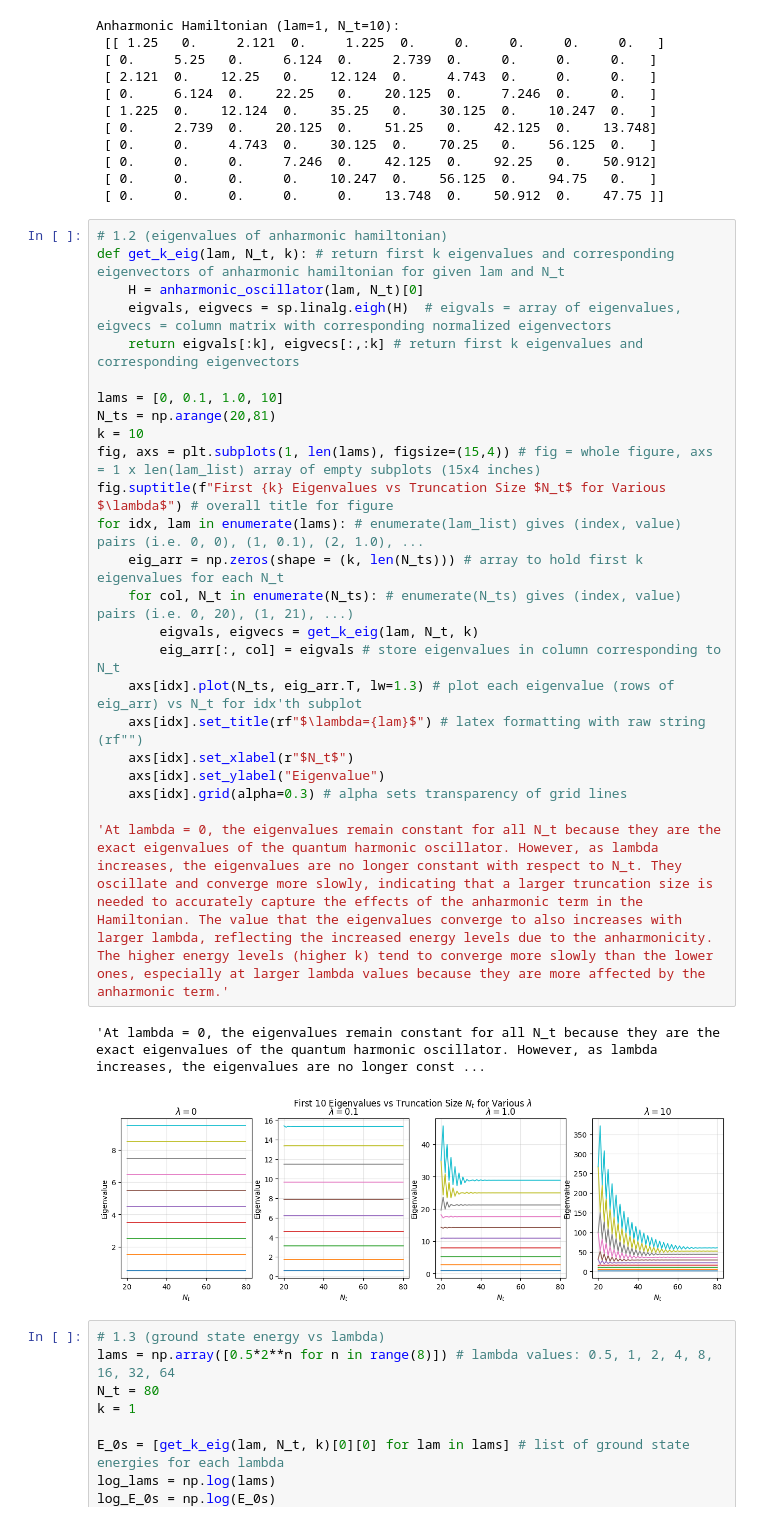
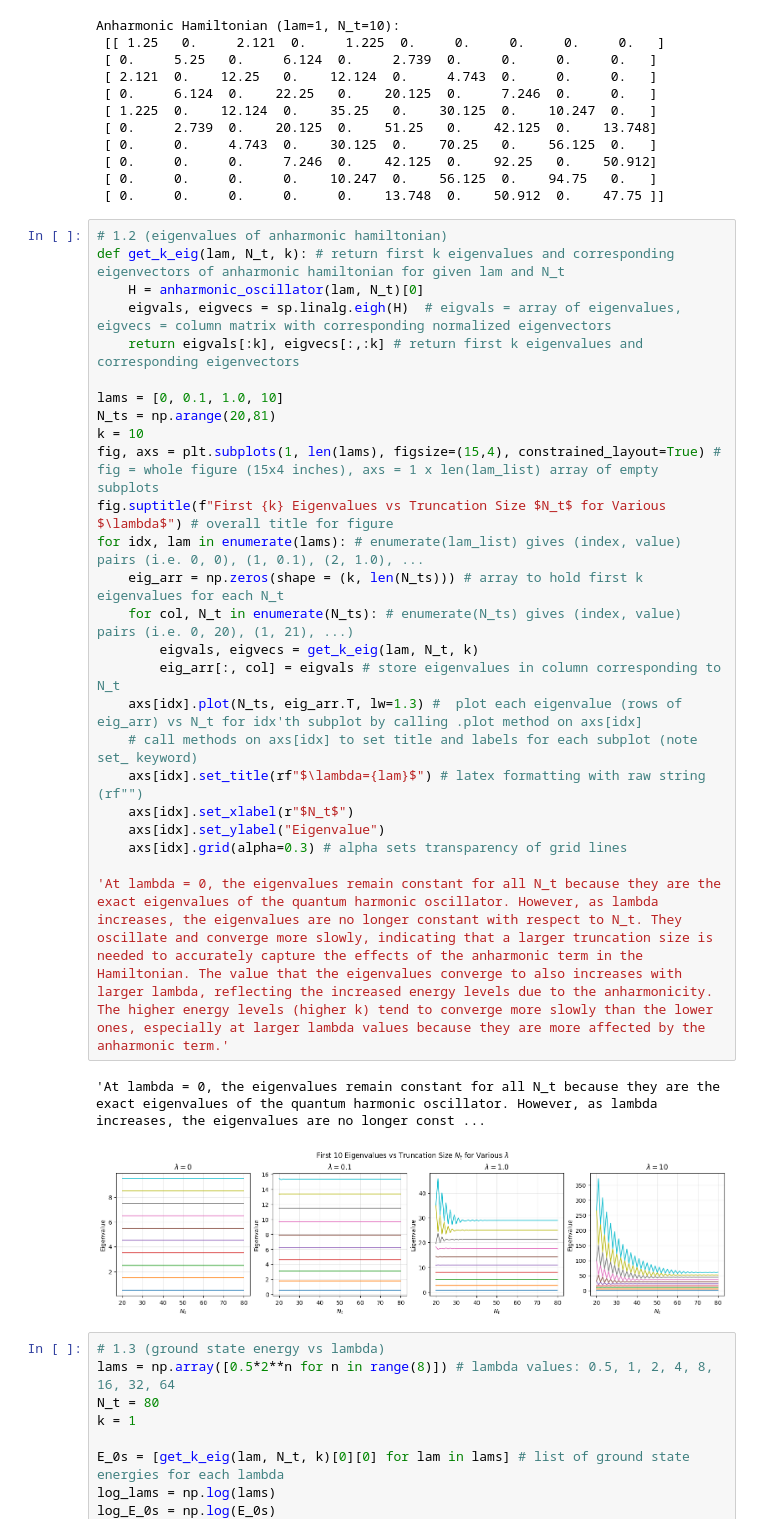
Before and after one commit to JacobGraham6489/physics-7321, a Jupyter notebook: Homeworks/HW 3 Jacob Graham.ipynb, the cells around one changed output. Drawn from its saved outputs; the diff is of its cells as text.

```diff
--- a/Homeworks/HW 3 Jacob Graham.ipynb
+++ b/Homeworks/HW 3 Jacob Graham.ipynb
@@ -38,30 +38,31 @@ Anharmonic Hamiltonian (lam=1, N_t=10):
 # %%
 # 1.2 (eigenvalues of anharmonic hamiltonian)
 def get_k_eig(lam, N_t, k): # return first k eigenvalues and corresponding eigenvectors of anharmonic hamiltonian for given lam and N_t
     H = anharmonic_oscillator(lam, N_t)[0]
     eigvals, eigvecs = sp.linalg.eigh(H)  # eigvals = array of eigenvalues, eigvecs = column matrix with corresponding normalized eigenvectors
     return eigvals[:k], eigvecs[:,:k] # return first k eigenvalues and corresponding eigenvectors
 
 lams = [0, 0.1, 1.0, 10]
 N_ts = np.arange(20,81)
 k = 10
-fig, axs = plt.subplots(1, len(lams), figsize=(15,4)) # fig = whole figure, axs = 1 x len(lam_list) array of empty subplots (15x4 inches)
+fig, axs = plt.subplots(1, len(lams), figsize=(15,4), constrained_layout=True) # fig = whole figure (15x4 inches), axs = 1 x len(lam_list) array of empty subplots
 fig.suptitle(f"First {k} Eigenvalues vs Truncation Size $N_t$ for Various $\lambda$") # overall title for figure
 for idx, lam in enumerate(lams): # enumerate(lam_list) gives (index, value) pairs (i.e. 0, 0), (1, 0.1), (2, 1.0), ...
     eig_arr = np.zeros(shape = (k, len(N_ts))) # array to hold first k eigenvalues for each N_t
     for col, N_t in enumerate(N_ts): # enumerate(N_ts) gives (index, value) pairs (i.e. 0, 20), (1, 21), ...)
         eigvals, eigvecs = get_k_eig(lam, N_t, k)
         eig_arr[:, col] = eigvals # store eigenvalues in column corresponding to N_t
-    axs[idx].plot(N_ts, eig_arr.T, lw=1.3) # plot each eigenvalue (rows of eig_arr) vs N_t for idx'th subplot
+    axs[idx].plot(N_ts, eig_arr.T, lw=1.3) #  plot each eigenvalue (rows of eig_arr) vs N_t for idx'th subplot by calling .plot method on axs[idx]
+    # call methods on axs[idx] to set title and labels for each subplot (note set_ keyword)
     axs[idx].set_title(rf"$\lambda={lam}$") # latex formatting with raw string (rf"")
     axs[idx].set_xlabel(r"$N_t$")
     axs[idx].set_ylabel("Eigenvalue")
     axs[idx].grid(alpha=0.3) # alpha sets transparency of grid lines
 
 'At lambda = 0, the eigenvalues remain constant for all N_t because they are the exact eigenvalues of the quantum harmonic oscillator. However, as lambda increases, the eigenvalues are no longer constant with respect to N_t. They oscillate and converge more slowly, indicating that a larger truncation size is needed to accurately capture the effects of the anharmonic term in the Hamiltonian. The value that the eigenvalues converge to also increases with larger lambda, reflecting the increased energy levels due to the anharmonicity. The higher energy levels (higher k) tend to converge more slowly than the lower ones, especially at larger lambda values because they are more affected by the anharmonic term.'
 # %% [output]
 'At lambda = 0, the eigenvalues remain constant for all N_t because they are the exact eigenvalues of the quantum harmonic oscillator. However, as lambda increases, the eigenvalues are no longer const ...
-[figure, old version]
+[figure, new version]
 # %%
 # 1.3 (ground state energy vs lambda)
 lams = np.array([0.5*2**n for n in range(8)]) # lambda values: 0.5, 1, 2, 4, 8, 16, 32, 64
```
Also changed, not shown: parts of 12 cells of this notebook.
